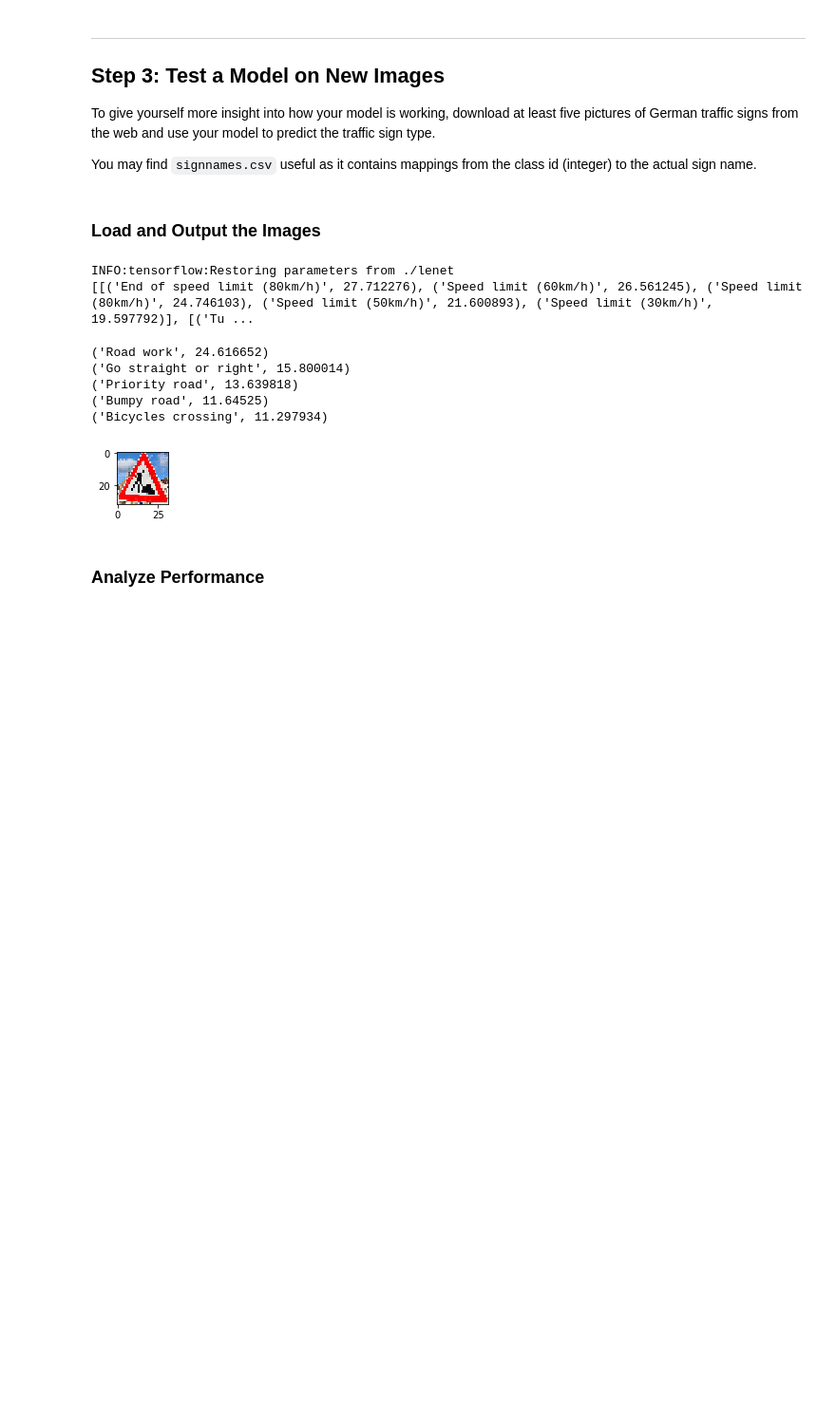
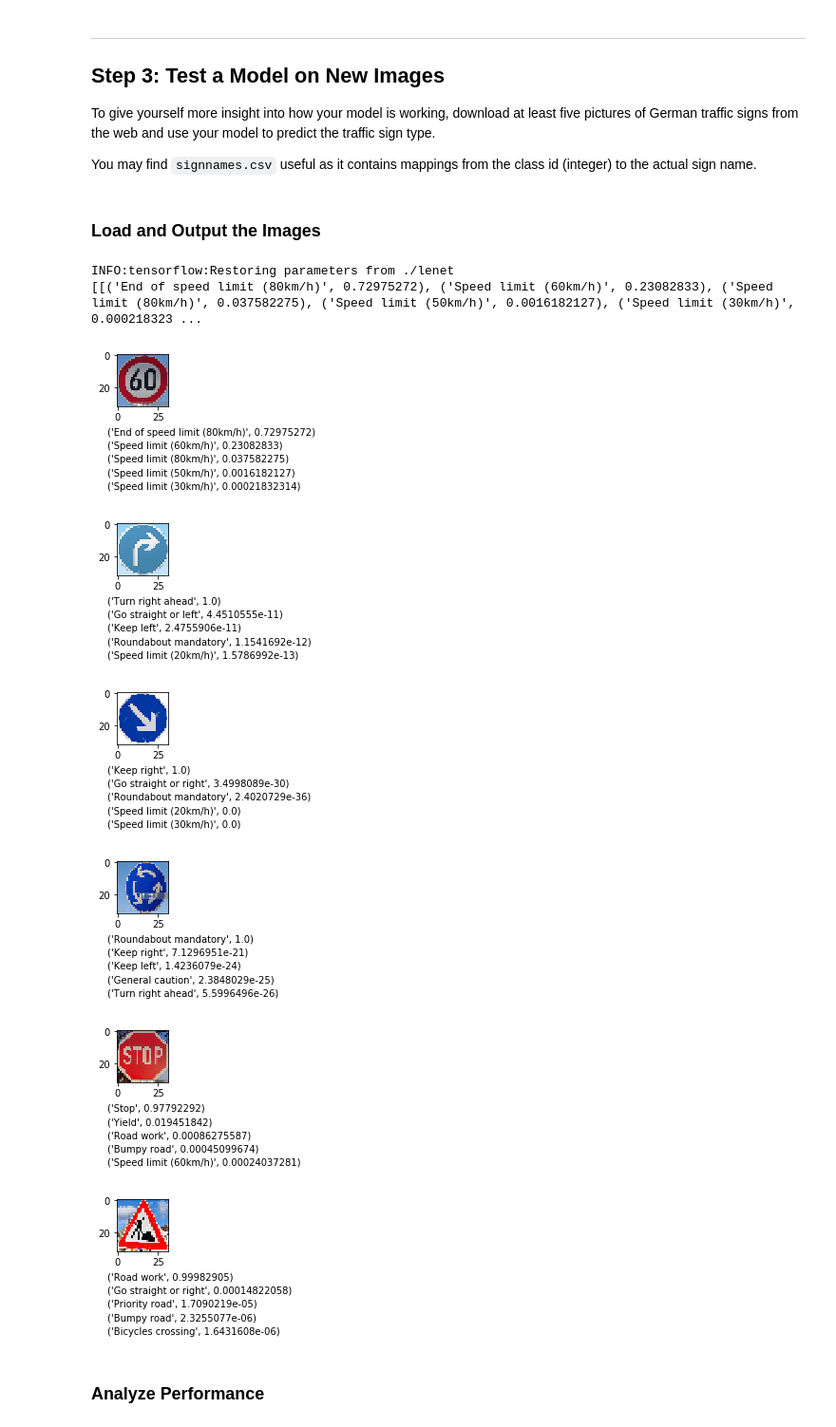
Before and after one commit to jazzTheJackRabbit/p2_traffic_sign_classifier, a Jupyter notebook: sdcp2.ipynb, the cells around one changed output. Shown at 95% size. Drawn from its saved outputs; the diff is of its cells as text; code cells hidden in the pictures; blank space fills up the shorter version.

```diff
--- a/sdcp2.ipynb
+++ b/sdcp2.ipynb
@@ -481,8 +485,13 @@ images = create_scoring_set()
 X_train = images
 
 x = tf.placeholder(tf.float32, (None, 32, 32, 3))
+y = tf.placeholder(tf.int32, (None))
+one_hot_y = tf.one_hot(y, n_classes)
+
 keep_prob = tf.placeholder(tf.float32)
 logits, l5_weights = LeNet(x, keep_prob)
+softmax = tf.nn.softmax(logits=logits)
+
 saver = tf.train.Saver()
 
 mu = 0
@@ -493,7 +502,7 @@ with tf.Session() as sess:
     saver.restore(sess, './lenet')
 
     # Show the values of weights and bias
-    top_k = sess.run(tf.nn.top_k(logits, k=5), feed_dict={x: X_train, keep_prob: 1.0})
+    top_k = sess.run(tf.nn.top_k(softmax, k=5), feed_dict={x: X_train, keep_prob: 1.0})
 
     for i,image_row_index in enumerate(top_k.values):
         class_scores = top_k.values[i]
@@ -504,19 +513,6 @@ with tf.Session() as sess:
 print(classifications)
 # %% [output]
 INFO:tensorflow:Restoring parameters from ./lenet
-[[('End of speed limit (80km/h)', 27.712276), ('Speed limit (60km/h)', 26.561245), ('Speed limit (80km/h)', 24.746103), ('Speed limit (50km/h)', 21.600893), ('Speed limit (30km/h)', 19.597792)], [('Tu ...
+[[('End of speed limit (80km/h)', 0.72975272), ('Speed limit (60km/h)', 0.23082833), ('Speed limit (80km/h)', 0.037582275), ('Speed limit (50km/h)', 0.0016182127), ('Speed limit (30km/h)', 0.000218323 ...
 # %%
 i =0
-# %%
-show_image(images[i])
-for classfication in classifications[i]:
-    print(classfication)
-
-i += 1
-# %% [output]
-('Road work', 24.616652)
-('Go straight or right', 15.800014)
-('Priority road', 13.639818)
-('Bumpy road', 11.64525)
-('Bicycles crossing', 11.297934)
-[figure, removed]
@@ -523,3 +521,16 @@ i += 1
+# %%
+def predict(image, image_classifications):
+    show_image(images[i], text=image_classifications)
+# %%
+for i in range(0, len(images)):
+    predict(images[i], classifications[i])
+# %% [output]
+[figure, added]
+[figure, added]
+[figure, added]
+[figure, added]
+[figure, added]
+[figure, added]
 # %%
 ### Run the predictions here and use the model to output the prediction for each image.
 ### Make sure to pre-process the images with the same pre-processing pipeline used earlier.
```
Also changed, not shown: parts of 2 cells of this notebook.
